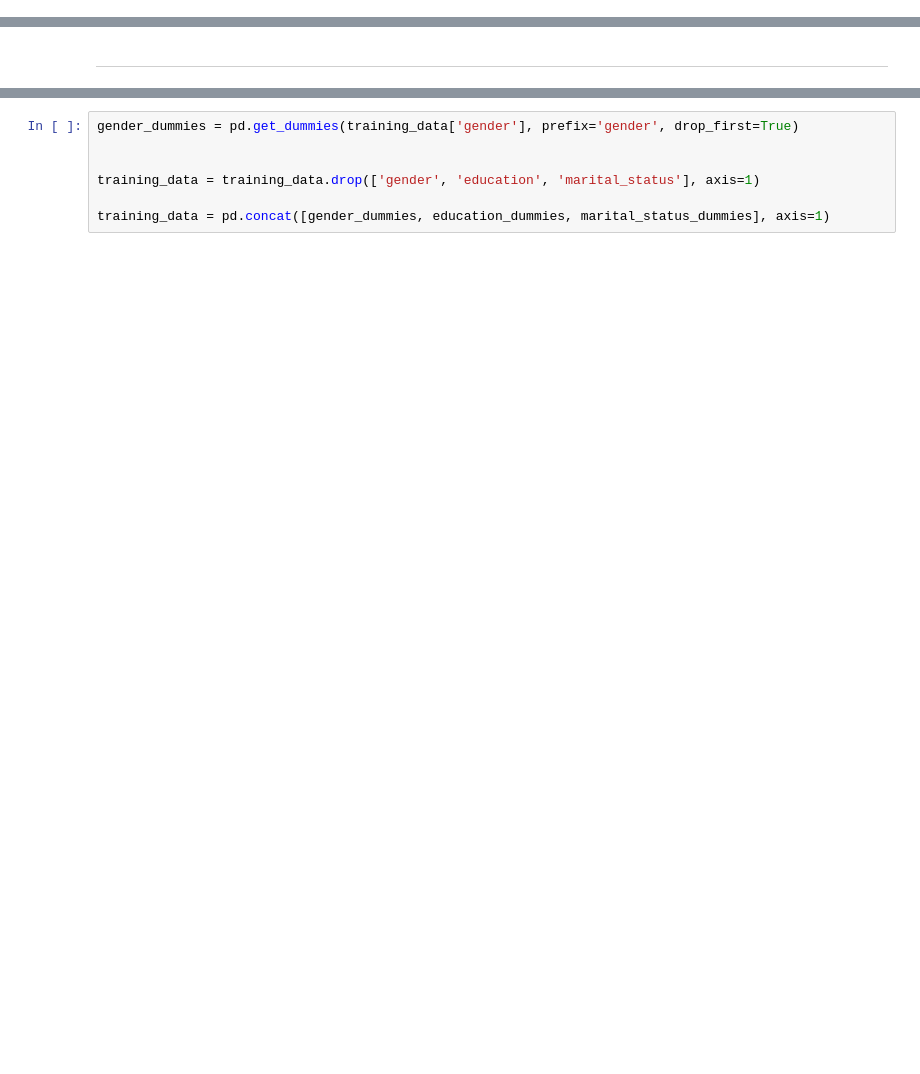
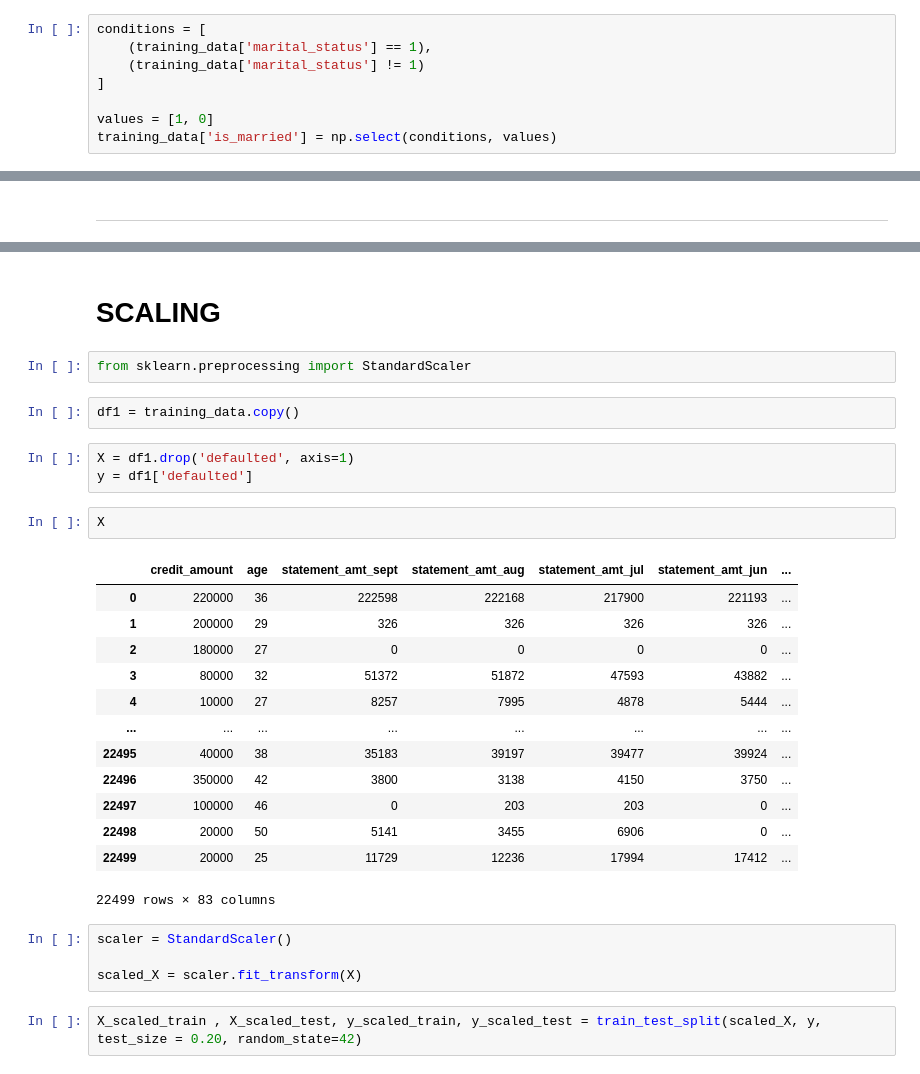
Before and after one commit to brenfrrs/NT_credit_default_classification, a Jupyter notebook: credit_classification_training.ipynb, the cells around one changed output, grey strips where cells are left out. Drawn from its saved outputs; the diff is of its cells as text; blank space fills up the shorter version.

```diff
--- a/credit_classification_training.ipynb
+++ b/credit_classification_training.ipynb
@@ -210,0 +163,8 @@ Total defaulted: 5028 Total no Default: 17471
+# %%
+conditions = [
+    (training_data['marital_status'] == 1),
+    (training_data['marital_status'] != 1)
+]
+
+values = [1, 0]
+training_data['is_married'] = np.select(conditions, values)
@@ -467,7 +435,31 @@ print(bc_lr_f1)
-# %%
-gender_dummies = pd.get_dummies(training_data['gender'], prefix='gender', drop_first=True)
-
-
-training_data = training_data.drop(['gender', 'education', 'marital_status'], axis=1)
-
-training_data = pd.concat([gender_dummies, education_dummies, marital_status_dummies], axis=1)
+# %% [markdown]
+# SCALING
+# %%
+from sklearn.preprocessing import StandardScaler
+# %%
+df1 = training_data.copy()
+# %%
+X = df1.drop('defaulted', axis=1)
+y = df1['defaulted']
+# %%
+X
+# %% [output]
+|  | credit_amount | age | statement_amt_sept | statement_amt_aug | statement_amt_jul | statement_amt_jun | ... |
+| 0 | 220000 | 36 | 222598 | 222168 | 217900 | 221193 | ... |
+| 1 | 200000 | 29 | 326 | 326 | 326 | 326 | ... |
+| 2 | 180000 | 27 | 0 | 0 | 0 | 0 | ... |
+| 3 | 80000 | 32 | 51372 | 51872 | 47593 | 43882 | ... |
+| 4 | 10000 | 27 | 8257 | 7995 | 4878 | 5444 | ... |
+| ... | ... | ... | ... | ... | ... | ... | ... |
+| 22495 | 40000 | 38 | 35183 | 39197 | 39477 | 39924 | ... |
+| 22496 | 350000 | 42 | 3800 | 3138 | 4150 | 3750 | ... |
+| 22497 | 100000 | 46 | 0 | 203 | 203 | 0 | ... |
+| 22498 | 20000 | 50 | 5141 | 3455 | 6906 | 0 | ... |
+| 22499 | 20000 | 25 | 11729 | 12236 | 17994 | 17412 | ... |
+22499 rows × 83 columns
+# %%
+scaler = StandardScaler()
+
+scaled_X = scaler.fit_transform(X)
+# %%
+X_scaled_train , X_scaled_test, y_scaled_train, y_scaled_test = train_test_split(scaled_X, y, test_size = 0.20, random_state=42)
```
Also changed, not shown: parts of 28 cells of this notebook.
